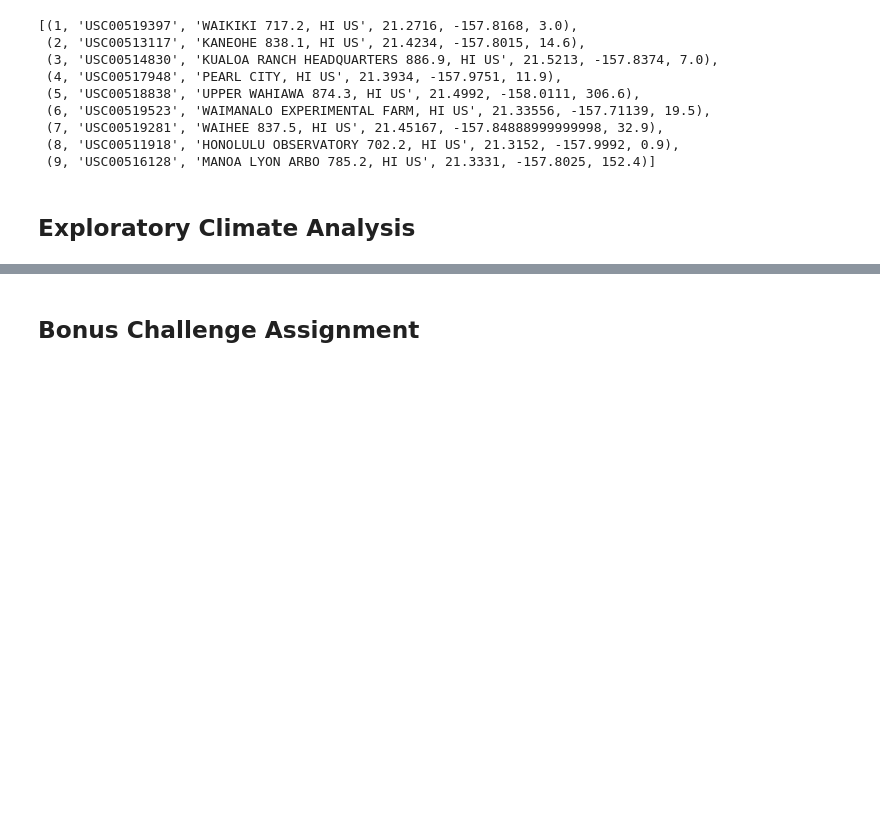
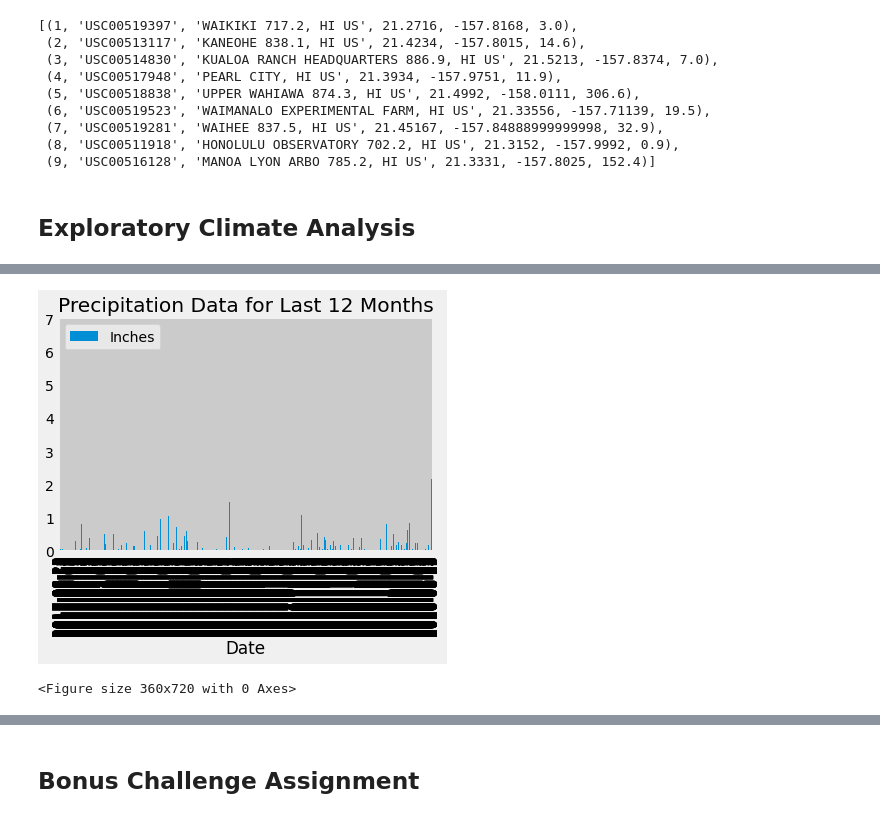
Before and after one commit to Mkang525/sqlalchemy-challenge, a Jupyter notebook: app.py.ipynb, the cells around one changed output, grey strips where cells are left out. Cells and saved outputs as stored; diff of their text form; code cells hidden in the pictures; blank space fills up the shorter version.

```diff
--- a/app.py.ipynb
+++ b/app.py.ipynb
@@ -147 +139,24 @@ Query Date:  2016-08-23
+# %%
+#Plot the results using the DataFrame plot method.
+
+precipitation_df
+
+date_prcp = precipitation_df['date'].values.tolist()
+date_prcp
+
+prcp = precipitation_df['prcp'].values.tolist()
+prcp
+
+data = {"Date": date_prcp,
+        "Inches": prcp
+        };
+
+dataFrame = pd.DataFrame(data = data)
+
+dataFrame.plot.bar(x="Date", y="Inches", title="Precipitation Data for Last 12 Months")
+plt.figure(figsize=(5,10))
+plt.show()
+# %% [output]
+[figure, added]
+<Figure size 360x720 with 0 Axes>
 # %%
```
Also changed, not shown: parts of 7 cells of this notebook.
